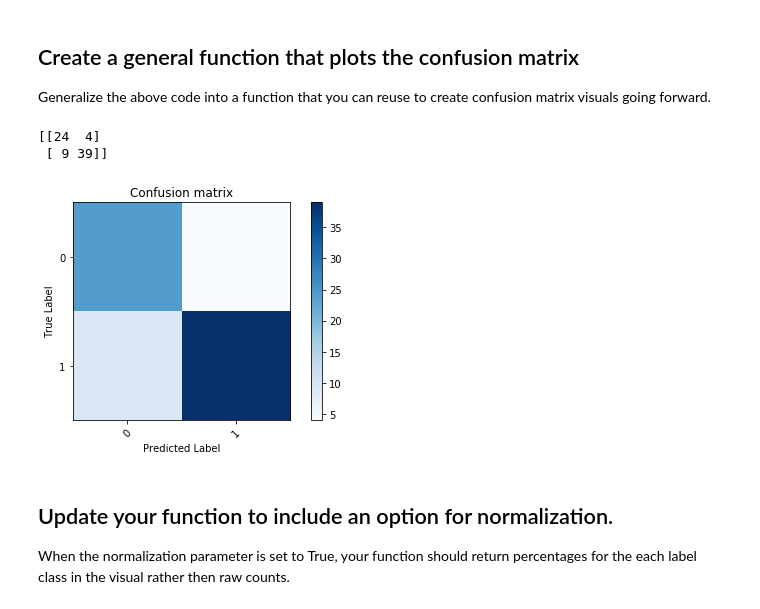
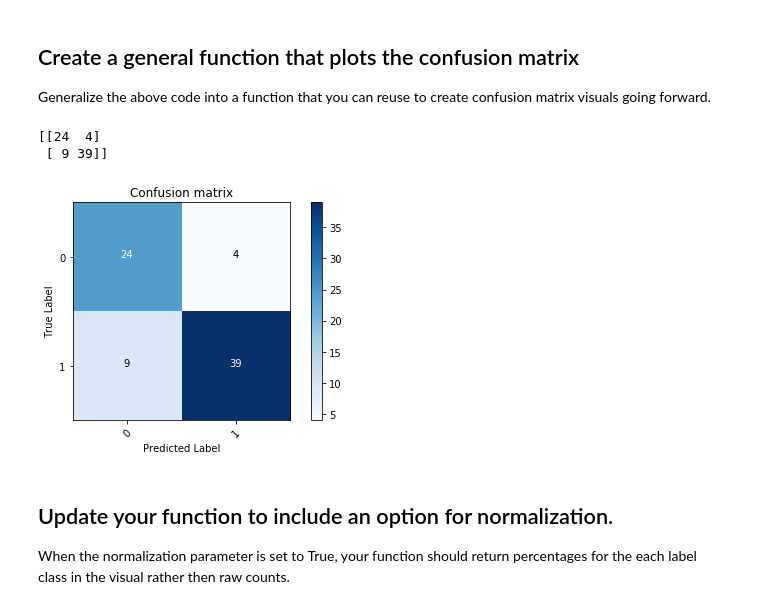
Before and after one commit to emmabernstein1/dsc-3-29-07-visualizing-confusion-matrices-lab-nyc-career-ds-102218, a Jupyter notebook: index.ipynb, the cells around one changed output. Cells and saved outputs as stored; diff of their text form; code cells hidden in the pictures.

```diff
--- a/index.ipynb
+++ b/index.ipynb
@@ -132,7 +132,7 @@ def plot_confusion_matrix(cm, classes,
     #Add appropriate Axis Scales
     thresh = cm.max() / 2.
     for i, j in itertools.product(range(cm.shape[0]), range(cm.shape[1])):
-        plt.text(j, i, format(cm[i, j], fmt),
+        plt.text(j, i, format(cm[i, j]),
                  horizontalalignment="center",
                  color="white" if cm[i, j] > thresh else "black")
 
@@ -140,36 +140,34 @@ def plot_confusion_matrix(cm, classes,
     tick_marks = np.arange(len(classes))
     plt.xticks(tick_marks, classes, rotation=45)
     plt.yticks(tick_marks, classes)
 
     #Add a Side Bar Legend Showing Colors
     plt.colorbar()
 
 
 #     print(cm)
 
 #     plt.imshow(cm, interpolation='nearest', cmap=cmap)
 #     plt.title(title)
 #     plt.colorbar()
 #     tick_marks = np.arange(len(classes))
 #     plt.xticks(tick_marks, classes, rotation=45)
 #     plt.yticks(tick_marks, classes)
 
 #     fmt = '.2f' if normalize else 'd'
 #     thresh = cm.max() / 2.
 #     for i, j in itertools.product(range(cm.shape[0]), range(cm.shape[1])):
 #         plt.text(j, i, format(cm[i, j], fmt),
 #                  horizontalalignment="center",
 #                  color="white" if cm[i, j] > thresh else "black")
 
     plt.tight_layout()
-#     plt.ylabel('True label')
-#     plt.xlabel('Predicted label')
 
 plot_confusion_matrix(cnf_matrix, set(y))
 # %% [output]
 [[24  4]
  [ 9 39]]
-[figure, old version]
+[figure, new version]
 # %% [markdown]
 ## Update your function to include an option for normalization.
 When the normalization parameter is set to True, your function should return percentages for the each label class in the visual rather then raw counts.
```
